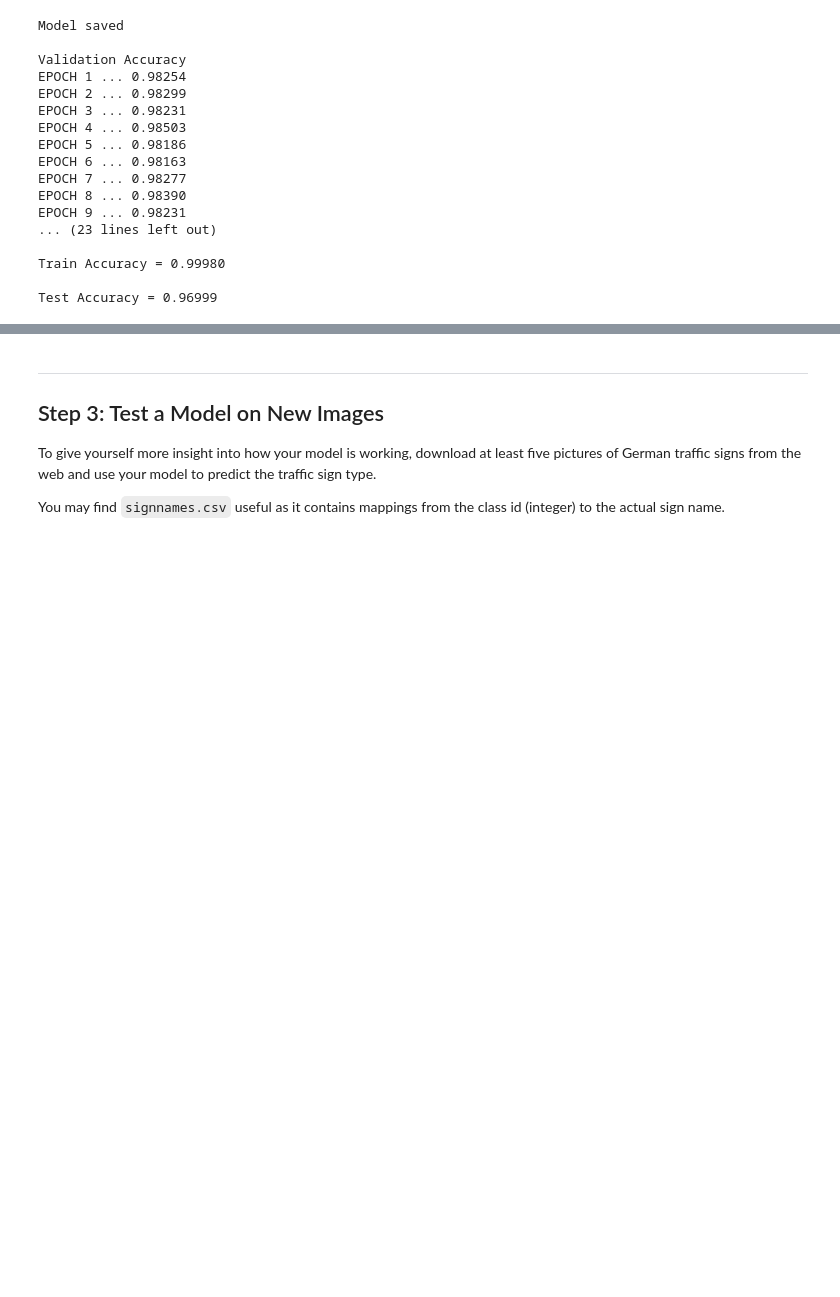
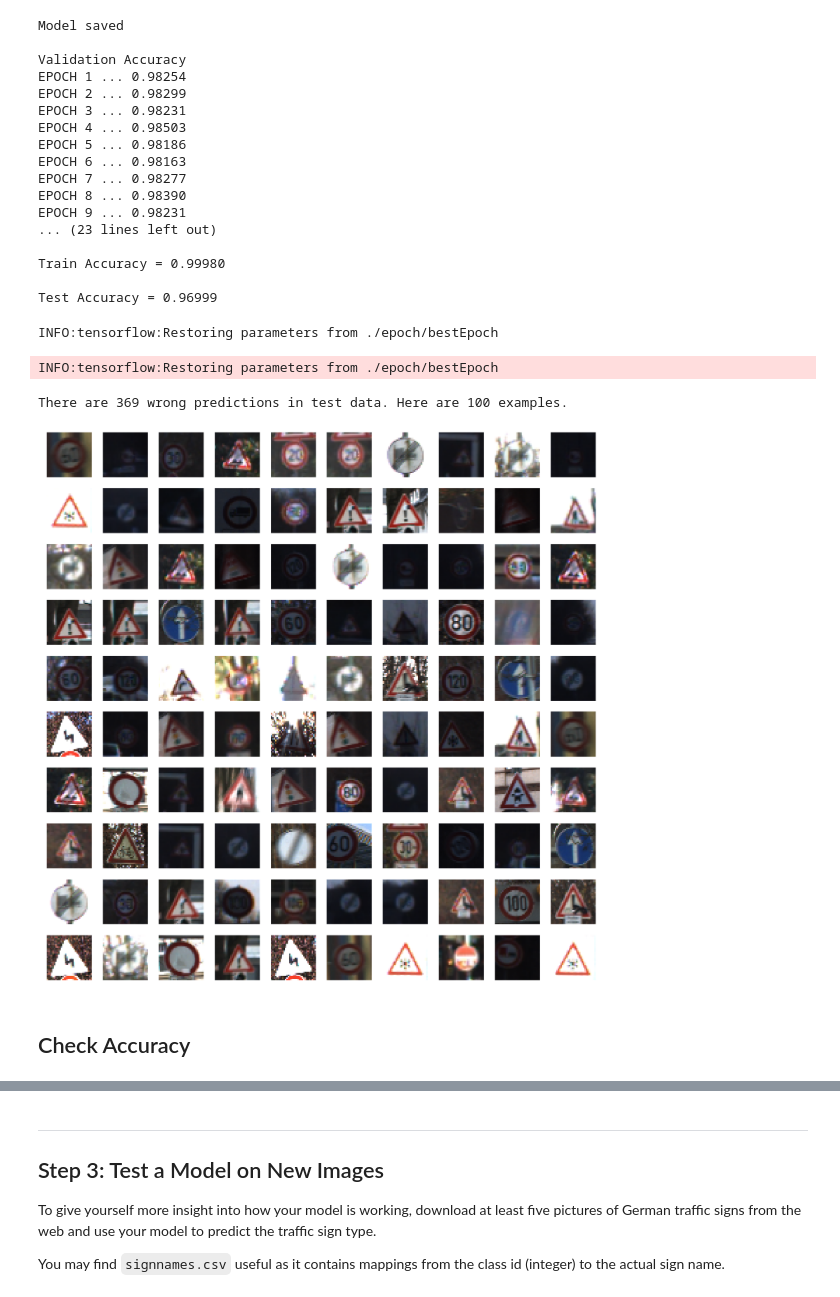
Before and after one commit to Guocheng99/CarND-TrafficSign-P2, a Jupyter notebook: Traffic_Sign_Classifier.ipynb, the cells around one changed output, grey strips where cells are left out. Cells and saved outputs as stored; diff of their text form; code cells hidden in the pictures; blank space fills up the shorter version.

```diff
--- a/Traffic_Sign_Classifier.ipynb
+++ b/Traffic_Sign_Classifier.ipynb
@@ -1048,0 +1084,46 @@ Test Accuracy = 0.96999
+# %%
+testing_file = 'data/test.p'
+
+X_test, y_test = load_data_from_file(testing_file,['features','labels'])
+
+X_process_test = data_preprocess_YChannel(X_test,"Test Images")
+X_process_test = X_process_test.reshape(X_process_test.shape[0],X_process_test.shape[1],X_process_test.shape[2],-1)
+# %%
+# the incorrect predictions
+
+import tensorflow as tf
+import numpy as np
+
+BATCH_SIZE = 128
+bUseDropout = True
+
+with tf.Session() as sess:
+    bestEpochPath = 'epoch/bestEpoch'
+    bestGraphFile = bestEpochPath + '.meta'
+    saver = tf.train.import_meta_graph(bestGraphFile)
+    saver.restore(sess,tf.train.latest_checkpoint('./epoch/'))
+
+    graph = tf.get_default_graph()
+    x = graph.get_tensor_by_name("x:0")
+    y = graph.get_tensor_by_name("y:0")
+    keep1 = graph.get_tensor_by_name("keep1:0")
+    keep2 = graph.get_tensor_by_name("keep2:0")
+    keep3 = graph.get_tensor_by_name("keep3:0")
+    keep4 = graph.get_tensor_by_name("keep4:0")
+    logits = graph.get_tensor_by_name("logits:0")
+    one_hot_y = tf.one_hot(y,43)
+
+    incorrect_op = tf.not_equal(tf.argmax(logits, 1), tf.argmax(one_hot_y, 1))
+    wrongPredictions = incorrect_predict(X_process_test, y_test)
+
+number_to_show = 100
+print('There are {} wrong predictions in test data. Here are {} examples. '.format(wrongPredictions.shape[0],number_to_show))
+print()
+show_images(X_test,wrongPredictions,number_to_show)
+# %% [output]
+INFO:tensorflow:Restoring parameters from ./epoch/bestEpoch
+INFO:tensorflow:Restoring parameters from ./epoch/bestEpoch
+There are 369 wrong predictions in test data. Here are 100 examples.
+[figure, added]
+# %% [markdown]
+## Check Accuracy
```
Also changed, not shown: parts of 26 cells of this notebook, 18 other files.
